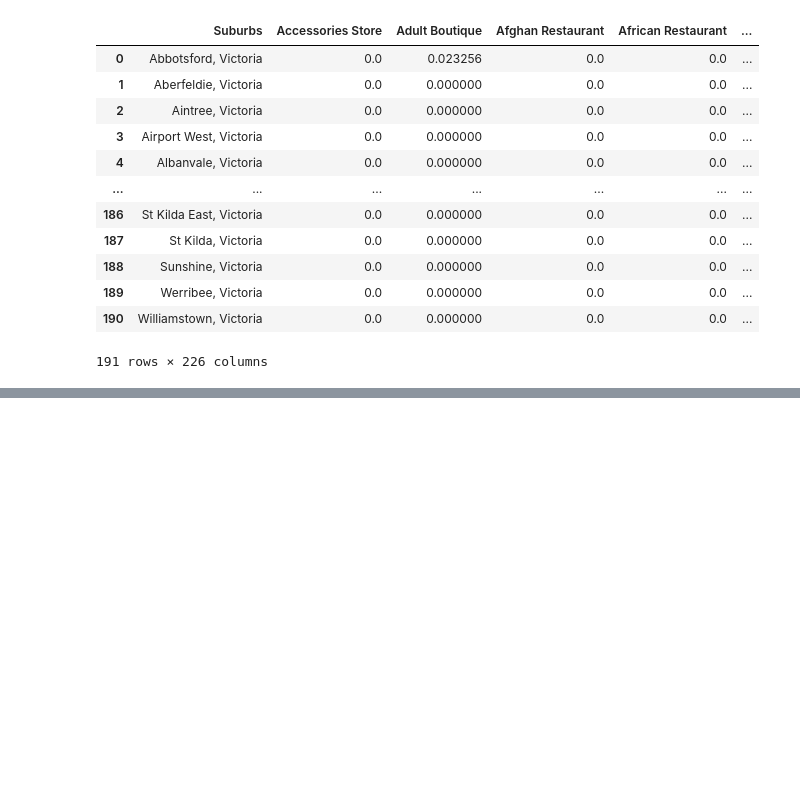
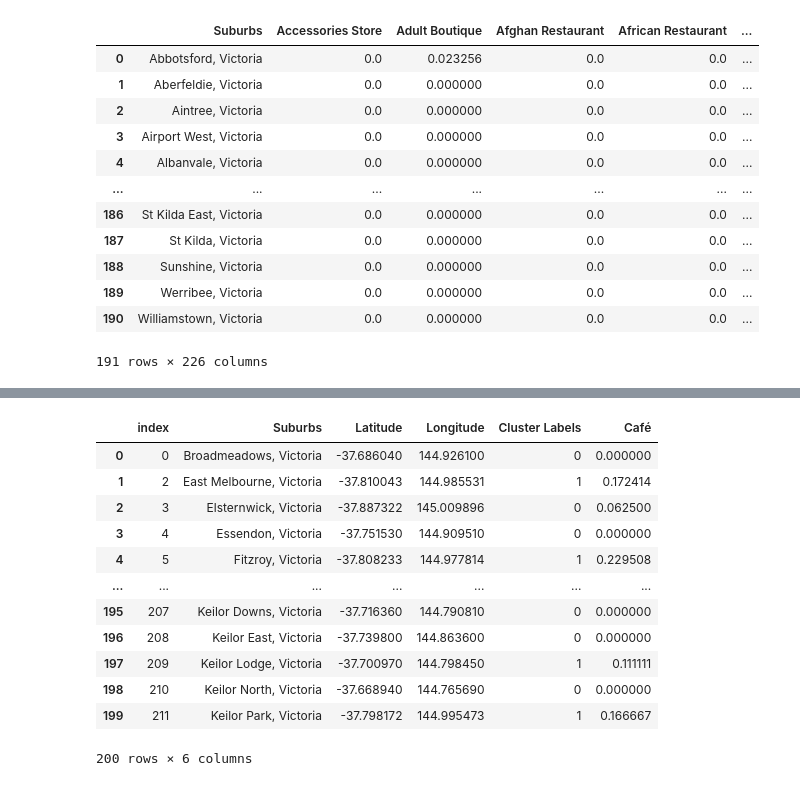
Before and after one commit to Piyal-Banik/Coursera_Capstone, a Jupyter notebook: Week 5/melbourne_suburbs_clustering.ipynb, the cells around one changed output, grey strips where cells are left out. Cells and saved outputs as stored; diff of their text form; code cells hidden in the pictures; blank space fills up the shorter version.

Commit message:
Performed K-Means Clustering on the dataset having cafes

```diff
--- a/Week 5/melbourne_suburbs_clustering.ipynb
+++ b/Week 5/melbourne_suburbs_clustering.ipynb
@@ -310,4 +310,4 @@ neighborhoods_venues_sorted.describe()
 | top | Bentleigh East, Victoria | Café | Coffee Shop | Japanese Restaurant | Park | ... |
 | freq | 1 | 84 | 44 | 40 | 44 | ... |
 # %%
-res_m = melb_grouped[["Neighborhood", "Café"]]
+res_melb = melb_grouped[["Suburbs", "Café"]]
@@ -331,0 +332,11 @@ res_alberta
+# %%
+# set number of clusters
+kclusters = 3
+
+melb_grouped_clustering = res_melb.drop('Suburbs', 1)
+
+# run k-means clustering
+kmeans = KMeans(n_clusters=kclusters, random_state=0).fit(melb_grouped_clustering)
+
+# check cluster labels generated for each row in the dataframe
+kmeans.labels_
@@ -331,0 +369,26 @@ res_alberta
+# %%
+# add clustering labels
+res_melb.insert(0, 'Cluster Labels', kmeans.labels_)
+# %%
+melb_merged = melb_data[melb_data['Suburbs'].isin(res_melb.Suburbs)].reset_index()
+# %%
+# merge melb_grouped with melb_data to add latitude/longitude for each neighborhood
+melb_merged = melb_merged.join(res_melb.set_index('Suburbs'), on='Suburbs')
+
+melb_merged["Cluster Labels"].dropna(inplace = True)
+
+melb_merged
+# %% [output]
+|  | index | Suburbs | Latitude | Longitude | Cluster Labels | Café |
+| 0 | 0 | Broadmeadows, Victoria | -37.686040 | 144.926100 | 0 | 0.000000 |
+| 1 | 2 | East Melbourne, Victoria | -37.810043 | 144.985531 | 1 | 0.172414 |
+| 2 | 3 | Elsternwick, Victoria | -37.887322 | 145.009896 | 0 | 0.062500 |
+| 3 | 4 | Essendon, Victoria | -37.751530 | 144.909510 | 0 | 0.000000 |
+| 4 | 5 | Fitzroy, Victoria | -37.808233 | 144.977814 | 1 | 0.229508 |
+| ... | ... | ... | ... | ... | ... | ... |
+| 195 | 207 | Keilor Downs, Victoria | -37.716360 | 144.790810 | 0 | 0.000000 |
+| 196 | 208 | Keilor East, Victoria | -37.739800 | 144.863600 | 0 | 0.000000 |
+| 197 | 209 | Keilor Lodge, Victoria | -37.700970 | 144.798450 | 1 | 0.111111 |
+| 198 | 210 | Keilor North, Victoria | -37.668940 | 144.765690 | 0 | 0.000000 |
+| 199 | 211 | Keilor Park, Victoria | -37.798172 | 144.995473 | 1 | 0.166667 |
+200 rows × 6 columns
```
Also changed, not shown: parts of 15 cells of this notebook.
